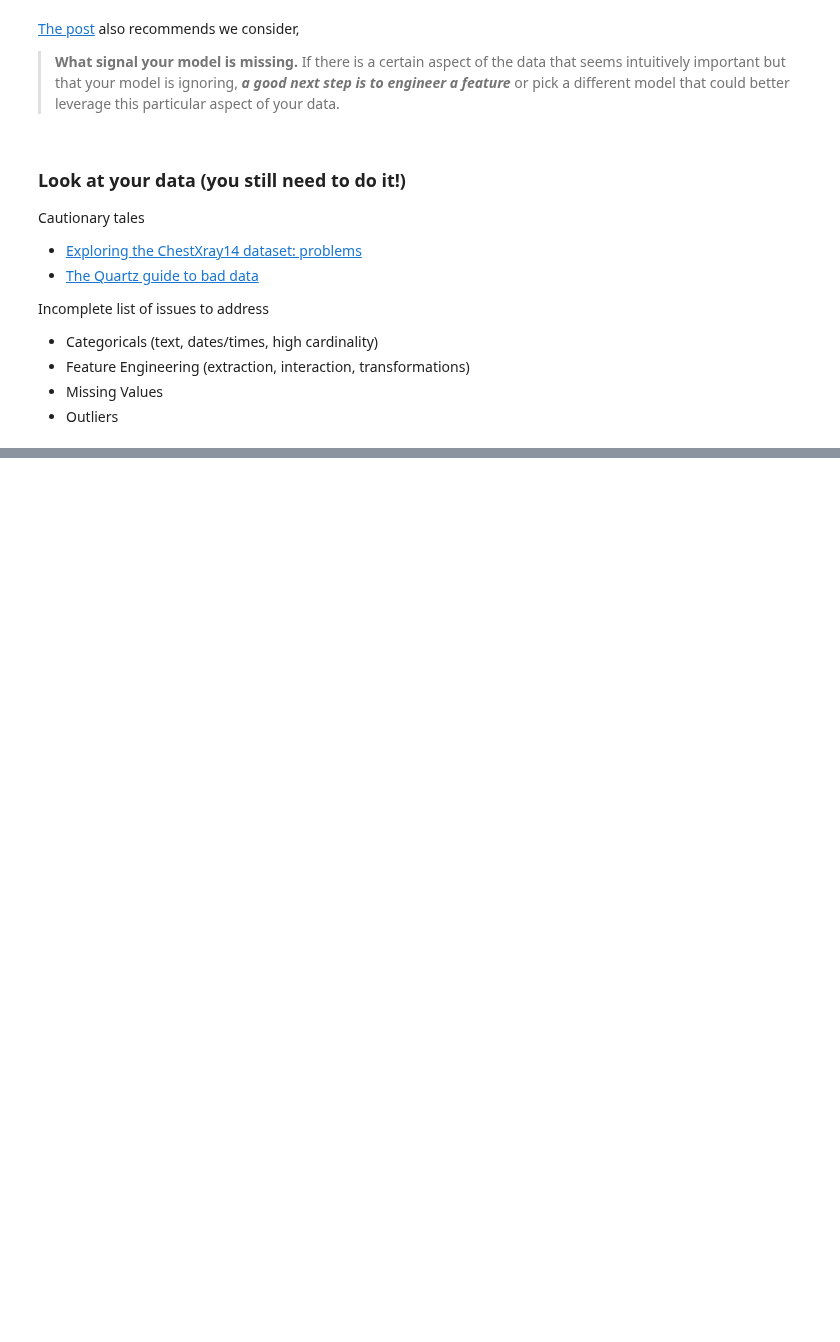
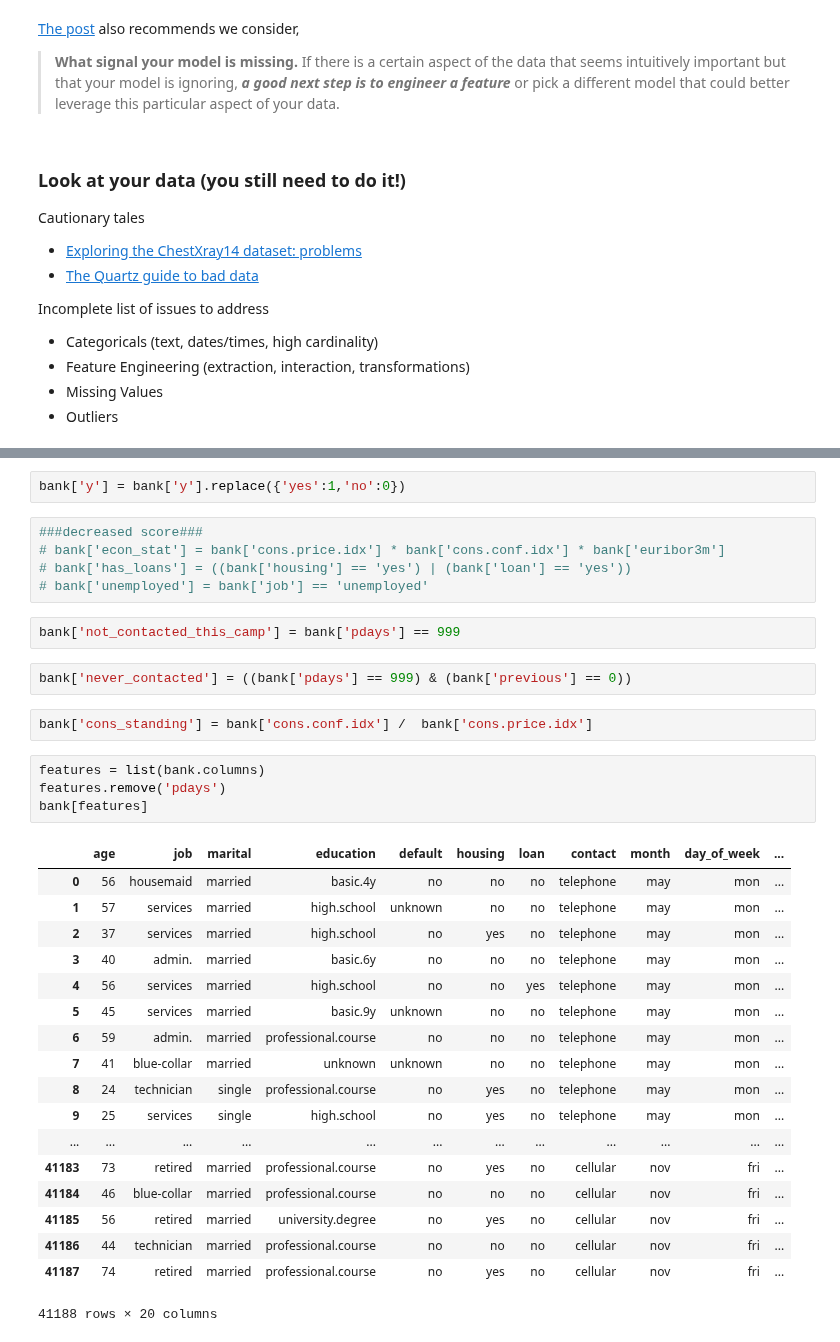
Before and after one commit to LambdaSchool/DS-Unit-2-Sprint-3-Classification-Validation, a Jupyter notebook: module2-baselines-validation/LS_DS_232_Baselines_Validation.ipynb, the cells around one changed output, grey strips where cells are left out. Cells and saved outputs as stored; diff of their text form; blank space fills up the shorter version.

```diff
--- a/module2-baselines-validation/LS_DS_232_Baselines_Validation.ipynb
+++ b/module2-baselines-validation/LS_DS_232_Baselines_Validation.ipynb
@@ -506,0 +604,36 @@ Incomplete list of issues to address
+# %%
+bank['y'] = bank['y'].replace({'yes':1,'no':0})
+# %%
+###decreased score###
+# bank['econ_stat'] = bank['cons.price.idx'] * bank['cons.conf.idx'] * bank['euribor3m']
+# bank['has_loans'] = ((bank['housing'] == 'yes') | (bank['loan'] == 'yes'))
+# bank['unemployed'] = bank['job'] == 'unemployed'
+# %%
+bank['not_contacted_this_camp'] = bank['pdays'] == 999
+# %%
+bank['never_contacted'] = ((bank['pdays'] == 999) & (bank['previous'] == 0))
+# %%
+bank['cons_standing'] = bank['cons.conf.idx'] /  bank['cons.price.idx']
+# %%
+features = list(bank.columns)
+features.remove('pdays')
+bank[features]
+# %% [output]
+|  | age | job | marital | education | default | housing | loan | contact | month | day_of_week | ... |
+| 0 | 56 | housemaid | married | basic.4y | no | no | no | telephone | may | mon | ... |
+| 1 | 57 | services | married | high.school | unknown | no | no | telephone | may | mon | ... |
+| 2 | 37 | services | married | high.school | no | yes | no | telephone | may | mon | ... |
+| 3 | 40 | admin. | married | basic.6y | no | no | no | telephone | may | mon | ... |
+| 4 | 56 | services | married | high.school | no | no | yes | telephone | may | mon | ... |
+| 5 | 45 | services | married | basic.9y | unknown | no | no | telephone | may | mon | ... |
+| 6 | 59 | admin. | married | professional.course | no | no | no | telephone | may | mon | ... |
+| 7 | 41 | blue-collar | married | unknown | unknown | no | no | telephone | may | mon | ... |
+| 8 | 24 | technician | single | professional.course | no | yes | no | telephone | may | mon | ... |
+| 9 | 25 | services | single | high.school | no | yes | no | telephone | may | mon | ... |
+| ... | ... | ... | ... | ... | ... | ... | ... | ... | ... | ... | ... |
+| 41183 | 73 | retired | married | professional.course | no | yes | no | cellular | nov | fri | ... |
+| 41184 | 46 | blue-collar | married | professional.course | no | no | no | cellular | nov | fri | ... |
+| 41185 | 56 | retired | married | university.degree | no | yes | no | cellular | nov | fri | ... |
+| 41186 | 44 | technician | married | professional.course | no | no | no | cellular | nov | fri | ... |
+| 41187 | 74 | retired | married | professional.course | no | yes | no | cellular | nov | fri | ... |
+41188 rows × 20 columns
```
Also changed, not shown: parts of 12 cells of this notebook.
